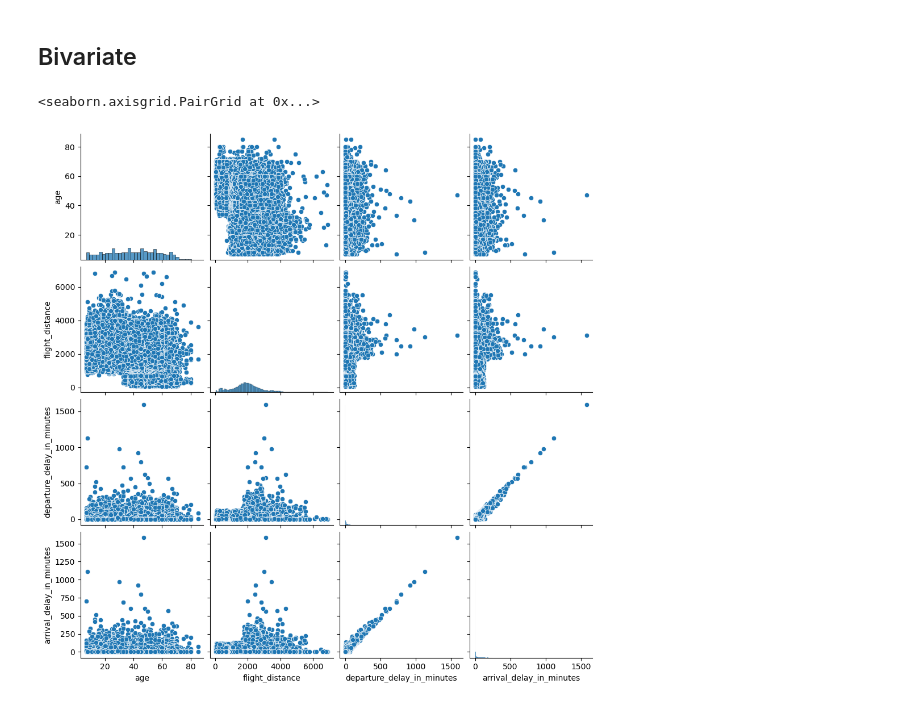
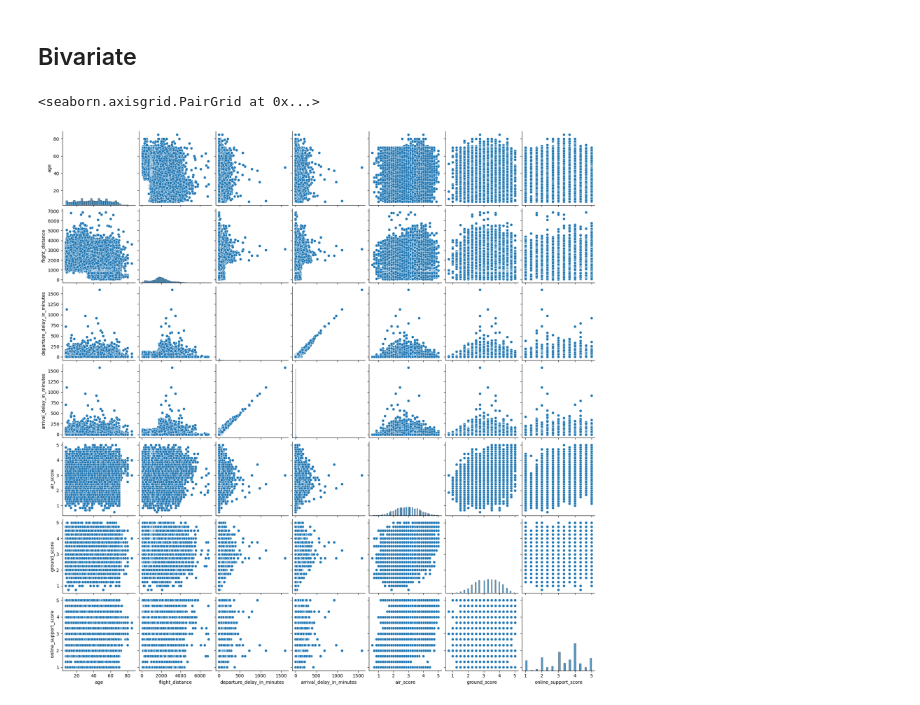
Before and after one commit to MarkPhamm/ML-Deliverable--3, a Jupyter notebook: member_5/AirlineCustSatis_clustering.ipynb, the cells around one changed output. Drawn from its saved outputs; the diff is of its cells as text; code cells hidden in the pictures.

```diff
--- a/member_5/AirlineCustSatis_clustering.ipynb
+++ b/member_5/AirlineCustSatis_clustering.ipynb
@@ -86,3 +97,14 @@ dtype: object
+# %%
+# Calculate air_score as the average of selected columns
+df['air_score'] = df[['seat_comfort', 'inflight_wifi_service', 'inflight_entertainment', 'on-board_service',
+                      'leg_room_service', 'cleanliness', 'food_and_drink']].mean(axis=1)
+
+# Calculate ground_score as the average of selected columns
+df['ground_score'] = df[['departure/arrival_time_convenient', 'gate_location', 'baggage_handling',
+                         'checkin_service']].mean(axis=1)
+
+# Calculate online_support_score as the average of online_support column
+df['online_support_score'] = df[['online_support', 'online_boarding','ease_of_online_booking']].mean(axis=1)
 # %%
 numerical_columns = ['age','flight_distance','departure_delay_in_minutes','arrival_delay_in_minutes']
 categorical_columns = [col for col in df.columns if col not in numerical_columns]
@@ -112,7 +134,7 @@ plt.show()
 # %% [markdown]
 ## Bivariate
 # %%
-sns.pairplot(df[numerical_columns])
+sns.pairplot(df[numerical_columns+['air_score','ground_score','online_support_score']])
 # %% [output]
 <seaborn.axisgrid.PairGrid at 0x...>
-[figure, old version]
+[figure, new version]
```
Also changed, not shown: parts of 13 cells of this notebook.
